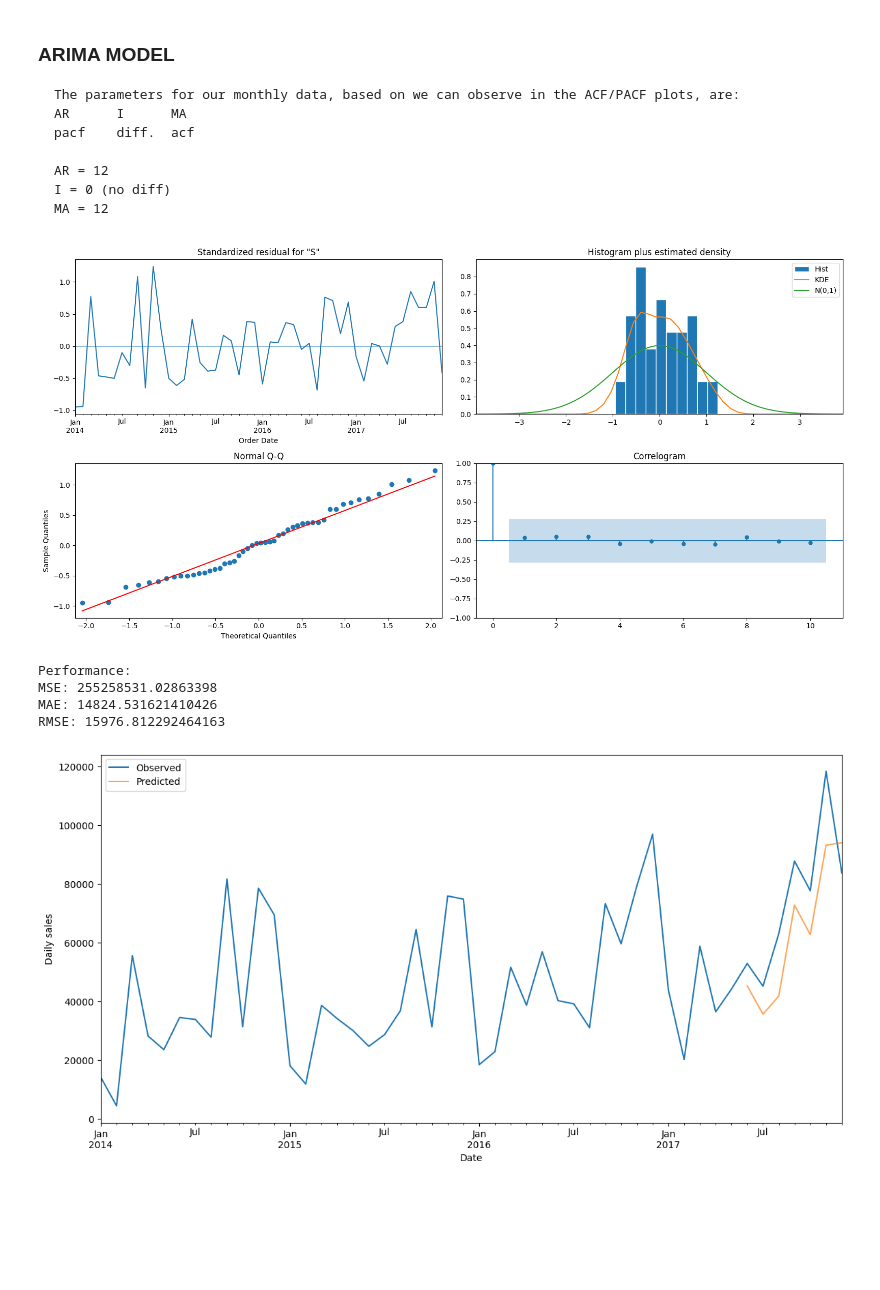
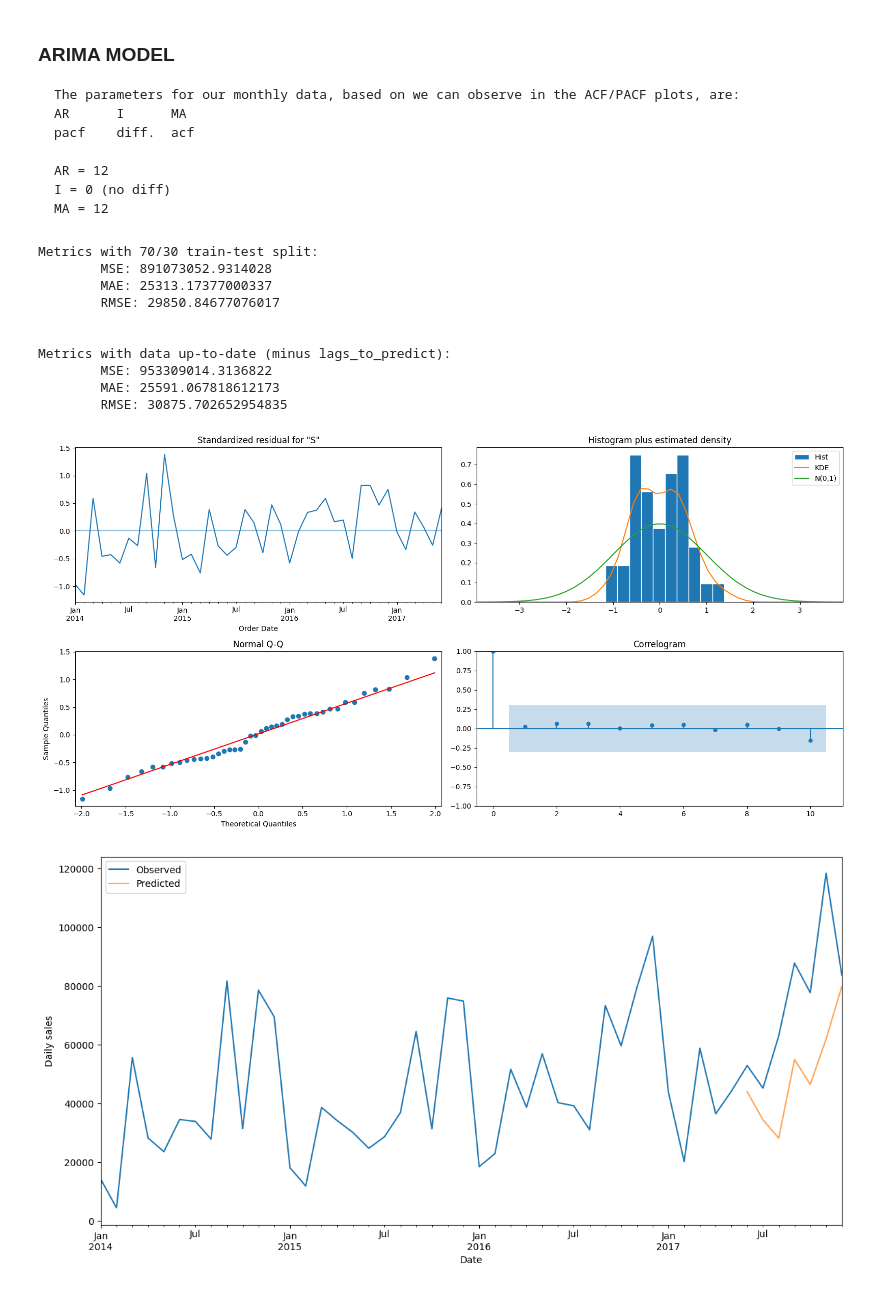
Before and after one commit to rbhubert/ts_sales, a Jupyter notebook: ts_sales.ipynb, the cells around one changed output. Drawn from its saved outputs; the diff is of its cells as text; code cells hidden in the pictures; blank space fills up the shorter version.

```diff
--- a/ts_sales.ipynb
+++ b/ts_sales.ipynb
@@ -544,20 +620,24 @@ RMSE: 20448.584
     I = 0 (no diff)
     MA = 12
 # %%
-model = ARIMA(df_total_monthly, order=(12, 0, 12))
-model_fit = model.fit()
+model, predictions = model2_arima(df_total_monthly, order=(12, 0, 12), lags_to_predict=7)
 
-fig = model_fit.plot_diagnostics(figsize=(16, 8))
+fig = model.plot_diagnostics(figsize=(16, 8))
 fig.tight_layout()
 plt.show()
 # %% [output]
+Metrics with 70/30 train-test split:
+        MSE: 891073052.9314028
+        MAE: 25313.17377000337
+        RMSE: 29850.84677076017
+
+
+Metrics with data up-to-date (minus lags_to_predict):
+        MSE: 953309014.3136822
+        MAE: 25591.067818612173
+        RMSE: 30875.702652954835
-[figure, old version]
+[figure, new version]
 # %%
-predictions = model2_arima(model_fit, df_total_monthly, "2017-06-01")
-plot_prediction(df=df_total_monthly, prediction=predictions)
+plot_prediction(df=df_total_monthly, predictions=predictions)
 # %% [output]
-Performance:
-MSE: 255258531.02863398
-MAE: 14824.531621410426
-RMSE: 15976.812292464163
-[figure, old version]
+[figure, new version]
```
Also changed, not shown: parts of 7 cells of this notebook.
